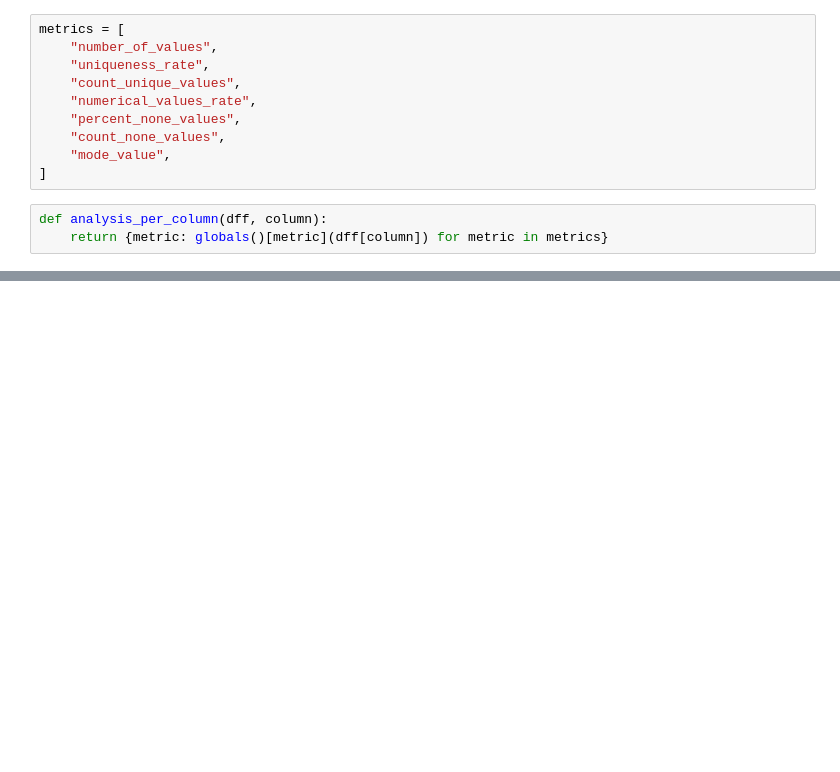
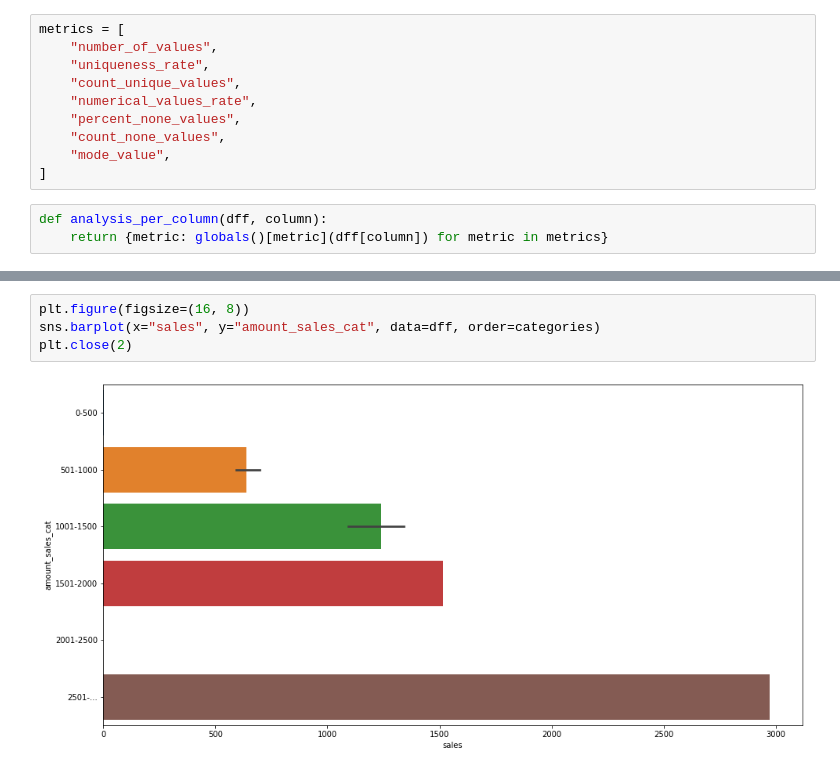
Before and after one commit to jpedrojpedro/maxxidata-jupyter, a Jupyter notebook: notebooks/exemplo-csv.ipynb, the cells around one changed output, grey strips where cells are left out. Drawn from its saved outputs; the diff is of its cells as text; blank space fills up the shorter version.

```diff
--- a/notebooks/exemplo-csv.ipynb
+++ b/notebooks/exemplo-csv.ipynb
@@ -234,0 +353,6 @@ analysis_per_column(df["md_grower_report"], "a_grower_document")
+# %%
+plt.figure(figsize=(16, 8))
+sns.barplot(x="sales", y="amount_sales_cat", data=dff, order=categories)
+plt.close(2)
+# %% [output]
+[figure, added]
```
Also changed, not shown: parts of 21 cells of this notebook.
